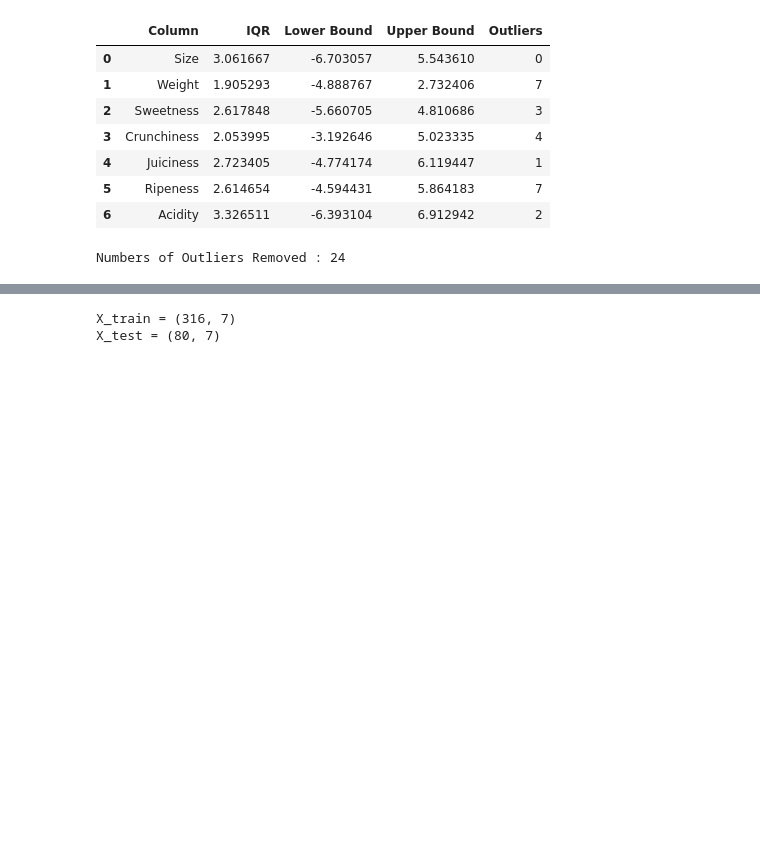
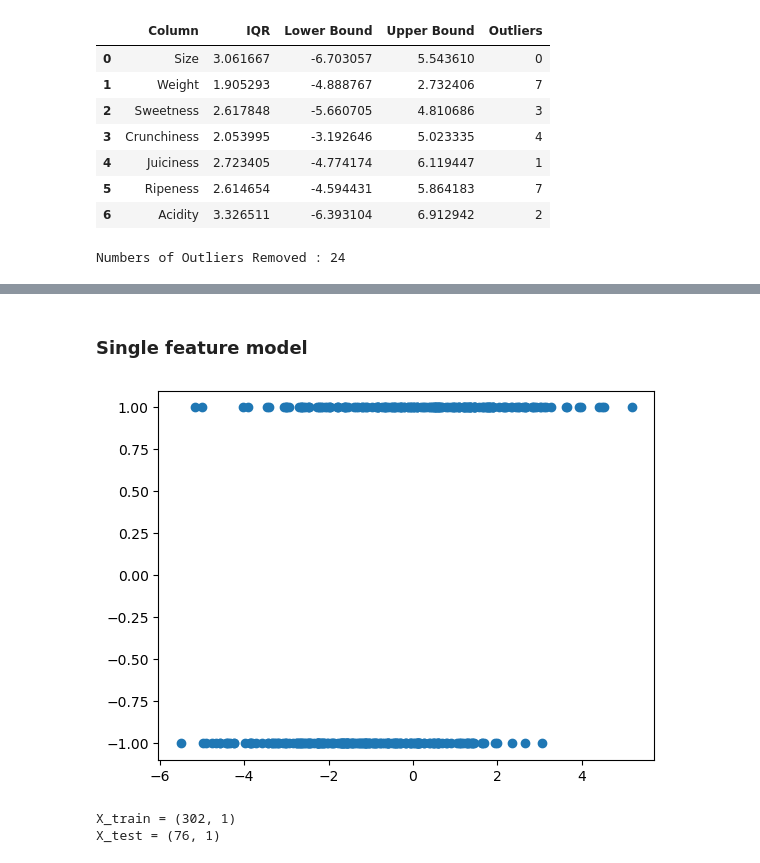
Before and after one commit to david-inf/SGD-and-LS, a Jupyter notebook: py/datasets/appleRegr.ipynb, the cells around one changed output, grey strips where cells are left out. Cells and saved outputs as stored; diff of their text form; code cells hidden in the pictures; blank space fills up the shorter version.

```diff
--- a/py/datasets/appleRegr.ipynb
+++ b/py/datasets/appleRegr.ipynb
@@ -126,23 +126,33 @@ df.sample(5)
+# %% [markdown]
+### Single feature model
+# %%
+# Train Test Split
+from sklearn.model_selection import train_test_split
+#from imblearn.over_sampling import SMOTE
+from sklearn.preprocessing import MinMaxScaler
+X = df.drop("Quality", axis=1)
+X = pd.DataFrame(X["Size"])
+y = df["Quality"]
+# %%
+import matplotlib.pyplot as plt
+plt.scatter(X, y)
+plt.show()
+# %% [output]
+[figure, added]
 # %%
-# Train Test Split
-from sklearn.model_selection import train_test_split
-from imblearn.over_sampling import SMOTE
-from sklearn.preprocessing import MinMaxScaler
-X = df.drop("Quality", axis=1)
-y = df["Quality"]
-
 scaler = MinMaxScaler(feature_range=(0, 1))
 X_scaled = pd.DataFrame(scaler.fit_transform(X), columns=X.columns)
-smote = SMOTE(random_state=42)
-X_resampled, y_resampled = smote.fit_resample(X_scaled, y)
+#smote = SMOTE(random_state=42)
+#X_resampled, y_resampled = smote.fit_resample(X_scaled, y)
 
-X_train, X_test, y_train, y_test = train_test_split(X_resampled, y_resampled, test_size=0.2, random_state=42)
+#X_train, X_test, y_train, y_test = train_test_split(X_resampled, y_resampled, test_size=0.2, random_state=42)
+X_train, X_test, y_train, y_test = train_test_split(X_scaled, y, test_size=0.2, random_state=42)
 print(f"""
 X_train = {X_train.shape}
 X_test = {X_test.shape}""")
 # %% [output]
-X_train = (316, 7)
-X_test = (80, 7)
+X_train = (302, 1)
+X_test = (76, 1)
 # %%
 # Import model
 from sklearn.linear_model import LogisticRegression
```
Also changed, not shown: parts of 8 cells of this notebook, 3 other files.
